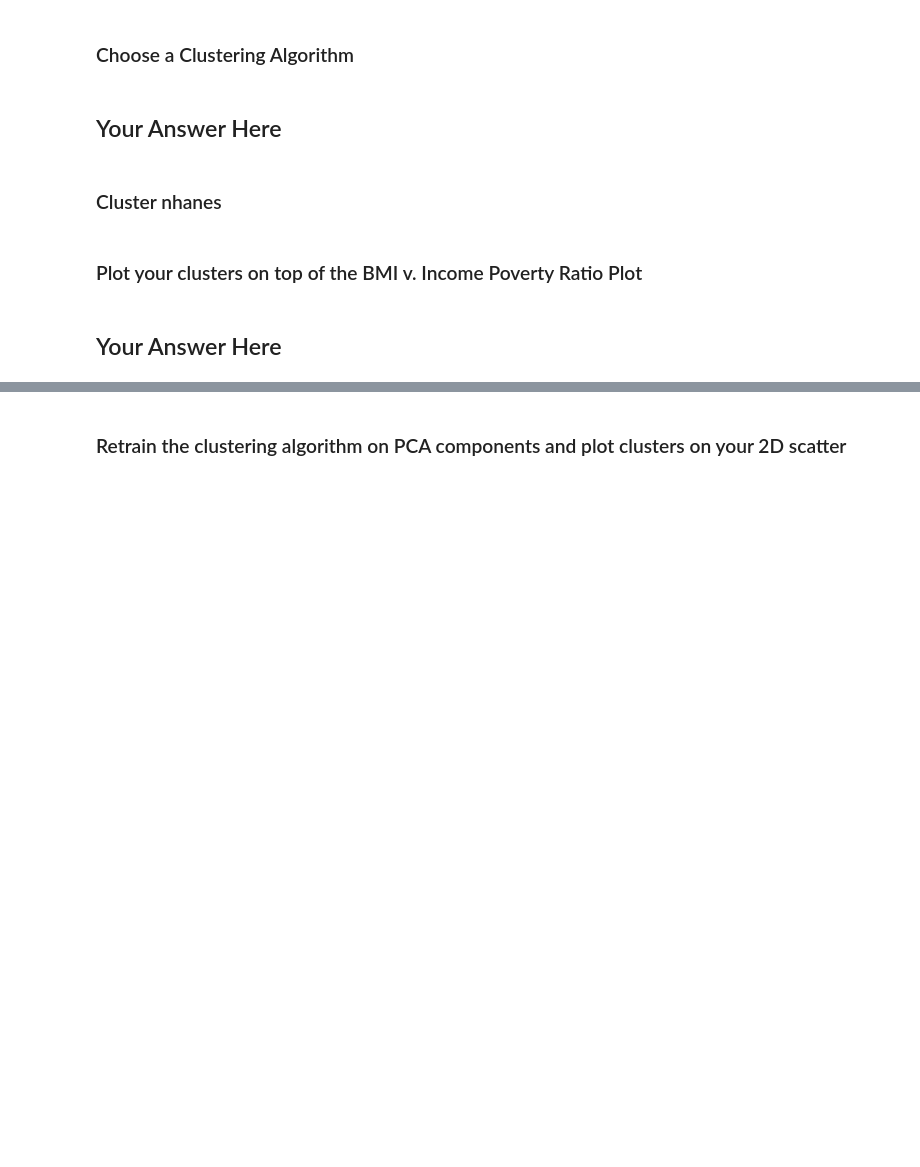
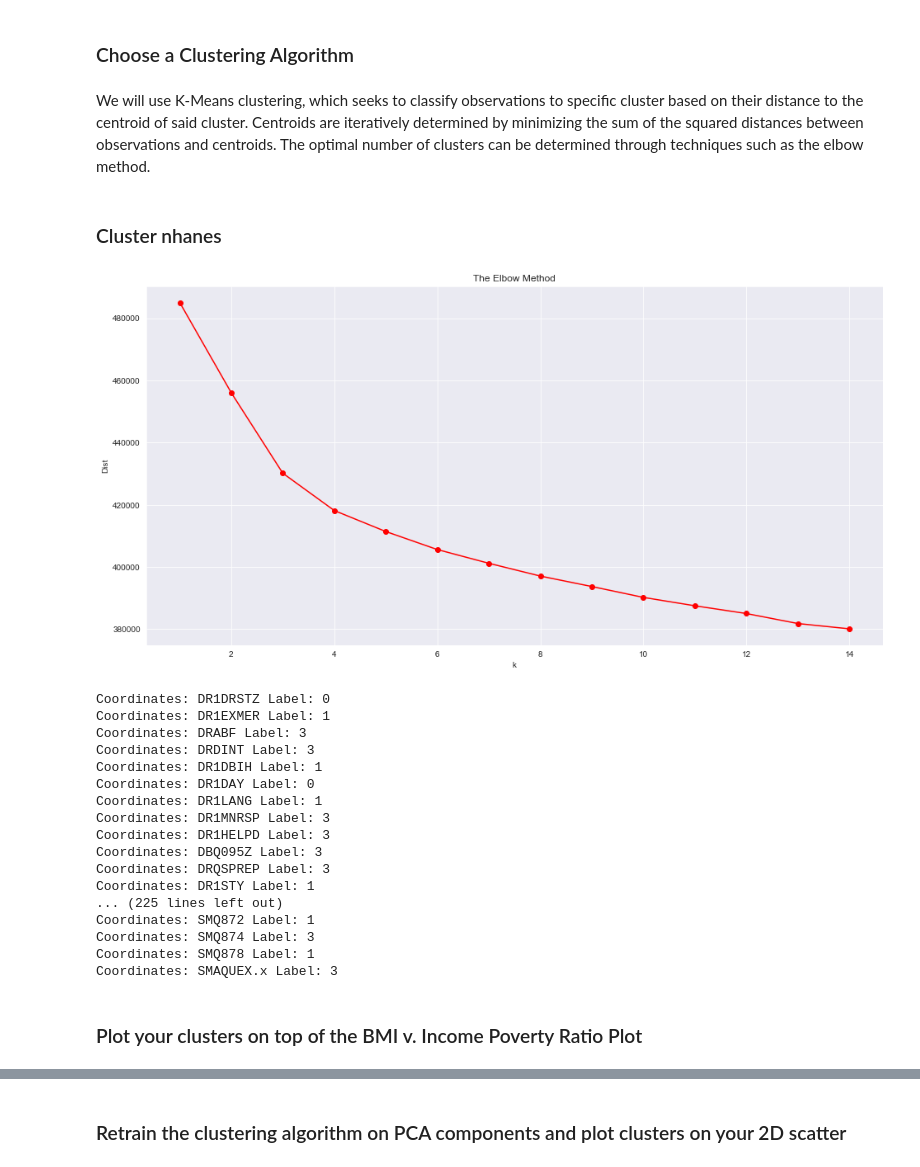
Before and after one commit to benjaminfields/CSS_project4_group2, a Jupyter notebook: Project 4 Students_Group2.ipynb, the cells around one changed output, grey strips where cells are left out. Cells and saved outputs as stored; diff of their text form; code cells hidden in the pictures; blank space fills up the shorter version.

Commit message:
Added K-Means and Question 2

```diff
--- a/Project 4 Students_Group2.ipynb
+++ b/Project 4 Students_Group2.ipynb
@@ -208,7 +206,7 @@ plt.show();
 - Retrain the clustering algorithm, but this time use your PCA results instead of the original dataframe. Plot the clusters on top of the 2D PCA scatterplot from the previous step. Describe your results in 1-2 sentences.
 # %% [markdown]
 ### Choose a Clustering Algorithm
-# %% [markdown]
-## Your Answer Here
+# %% [markdown]
+We will use K-Means clustering, which seeks to classify observations to specific cluster based on their distance to the centroid of said cluster. Centroids are iteratively determined by minimizing the sum of the squared distances between observations and centroids. The optimal number of clusters can be determined through techniques such as the elbow method.
 # %% [markdown]
 ### Cluster nhanes
@@ -217,2 +213,51 @@ plt.show();
+# %%
+#set random seed
+np.random.seed(42)
+
+#make df with dropped outcomes
+data = nhanes_scaled.drop(['HSD010', 'HSD010_binary'], axis = 1)
+
+#find best number of clusters
+dist = []
+K = range(1,15)
+for i in K:
+    kmeanmod = KMeans(n_clusters = i, max_iter = 300)
+    kmeanmod.fit(data)
+    dist.append(kmeanmod.inertia_)
+
+#elbow method
+plt.figure(figsize=(16,8))
+plt.plot(K, dist, 'ro-')
+plt.xlabel('k')
+plt.ylabel('Dist')
+plt.title('The Elbow Method')
+plt.show()
+
+#Elbow methods suggests that 3 or 4 clusters best fit the data. We'll use 4 going forward.
+
+#Kmeans with 4 clusters
+kmean4 = KMeans(n_clusters = 4, max_iter = 300).fit(data)
+
+for point, label in zip(data, kmean4.labels_):
+    print("Coordinates:", point, "Label:", label)
+# %% [output]
+[figure, added]
+Coordinates: DR1DRSTZ Label: 0
+Coordinates: DR1EXMER Label: 1
+Coordinates: DRABF Label: 3
+Coordinates: DRDINT Label: 3
+Coordinates: DR1DBIH Label: 1
+Coordinates: DR1DAY Label: 0
+Coordinates: DR1LANG Label: 1
+Coordinates: DR1MNRSP Label: 3
+Coordinates: DR1HELPD Label: 3
+Coordinates: DBQ095Z Label: 3
+Coordinates: DRQSPREP Label: 3
+Coordinates: DR1STY Label: 1
+... (225 lines left out)
+Coordinates: SMQ872 Label: 1
+Coordinates: SMQ874 Label: 3
+Coordinates: SMQ878 Label: 1
+Coordinates: SMAQUEX.x Label: 3
 # %% [markdown]
 ### Plot your clusters on top of the BMI v. Income Poverty Ratio Plot
@@ -221,2 +263,0 @@ plt.show();
-# %% [markdown]
-## Your Answer Here
```
Also changed, not shown: parts of 14 cells of this notebook.
